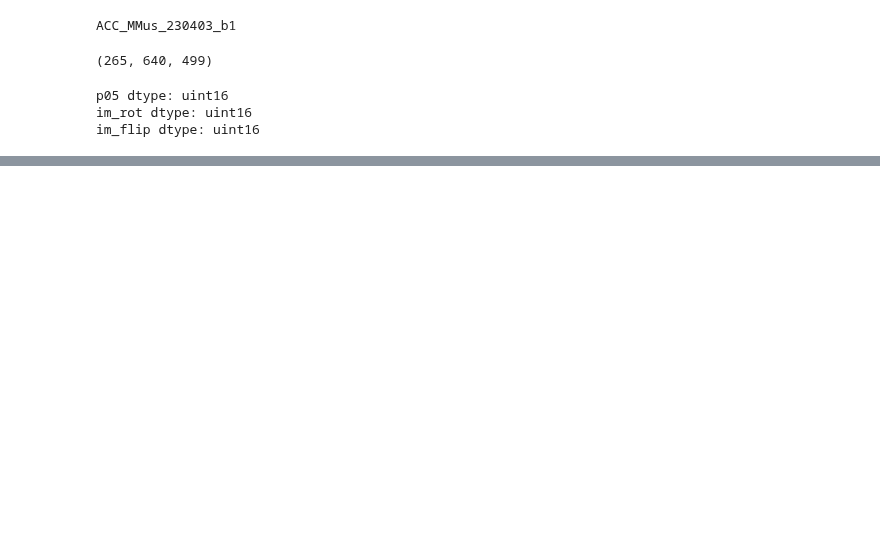
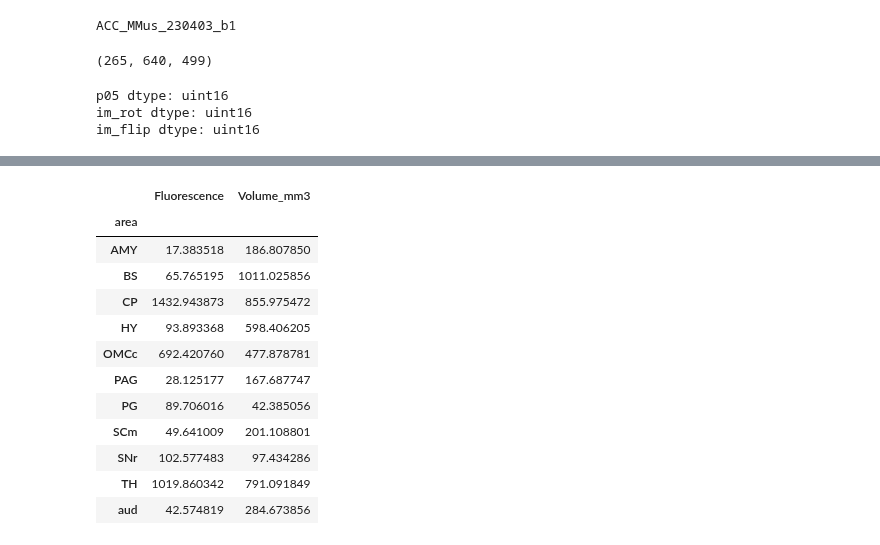
Before and after one commit to eisko/STP_analysis, a Jupyter notebook: test.ipynb, the cells around one changed output, grey strips where cells are left out. Drawn from its saved outputs; the diff is of its cells as text; code cells hidden in the pictures; blank space fills up the shorter version.

```diff
--- a/test.ipynb
+++ b/test.ipynb
@@ -534,0 +587,16 @@ im_flip dtype: uint16
+# %%
+omc_fluor.groupby("area").sem(numeric_only=True)
+# %% [output]
+|  | Fluorescence | Volume_mm3 |
+| area |  |  |
+| AMY | 17.383518 | 186.807850 |
+| BS | 65.765195 | 1011.025856 |
+| CP | 1432.943873 | 855.975472 |
+| HY | 93.893368 | 598.406205 |
+| OMCc | 692.420760 | 477.878781 |
+| PAG | 28.125177 | 167.687747 |
+| PG | 89.706016 | 42.385056 |
+| SCm | 49.641009 | 201.108801 |
+| SNr | 102.577483 | 97.434286 |
+| TH | 1019.860342 | 791.091849 |
+| aud | 42.574819 | 284.673856 |
```
Also changed, not shown: parts of 2 cells of this notebook.
